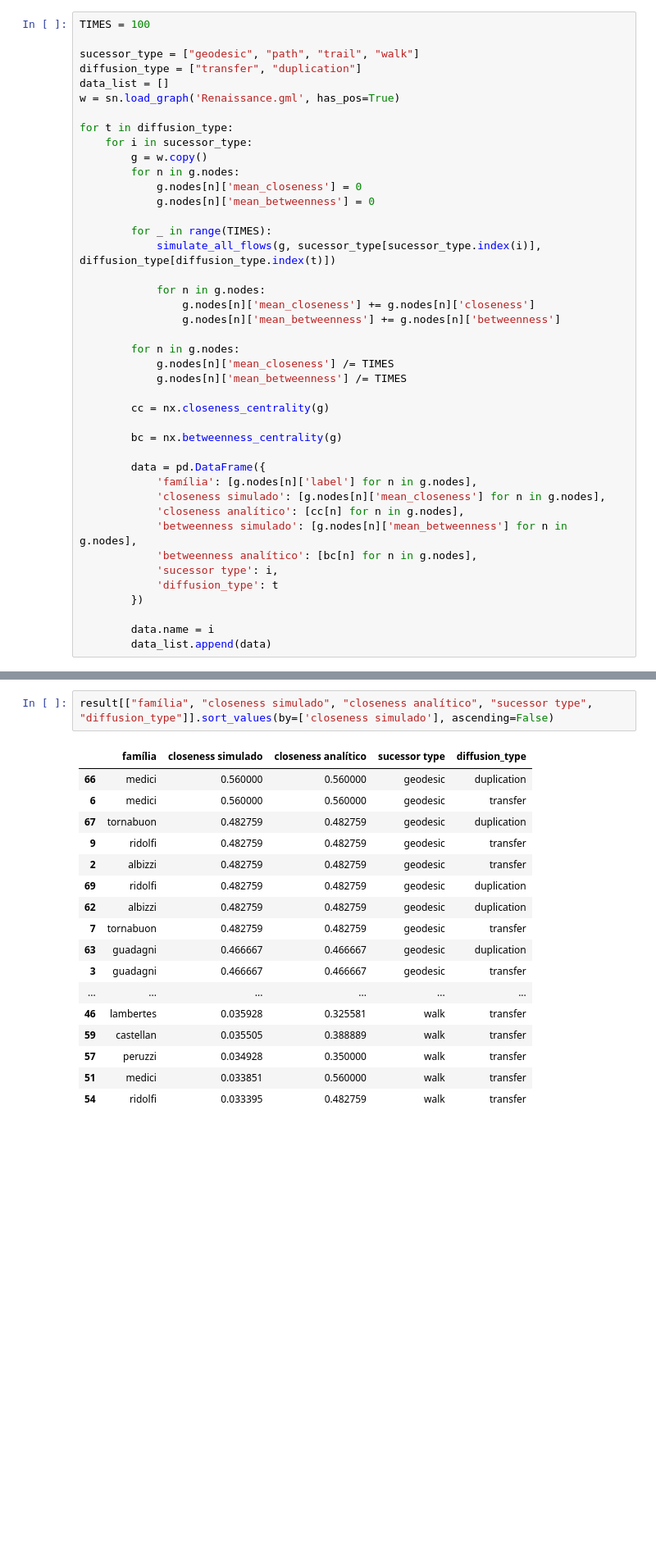
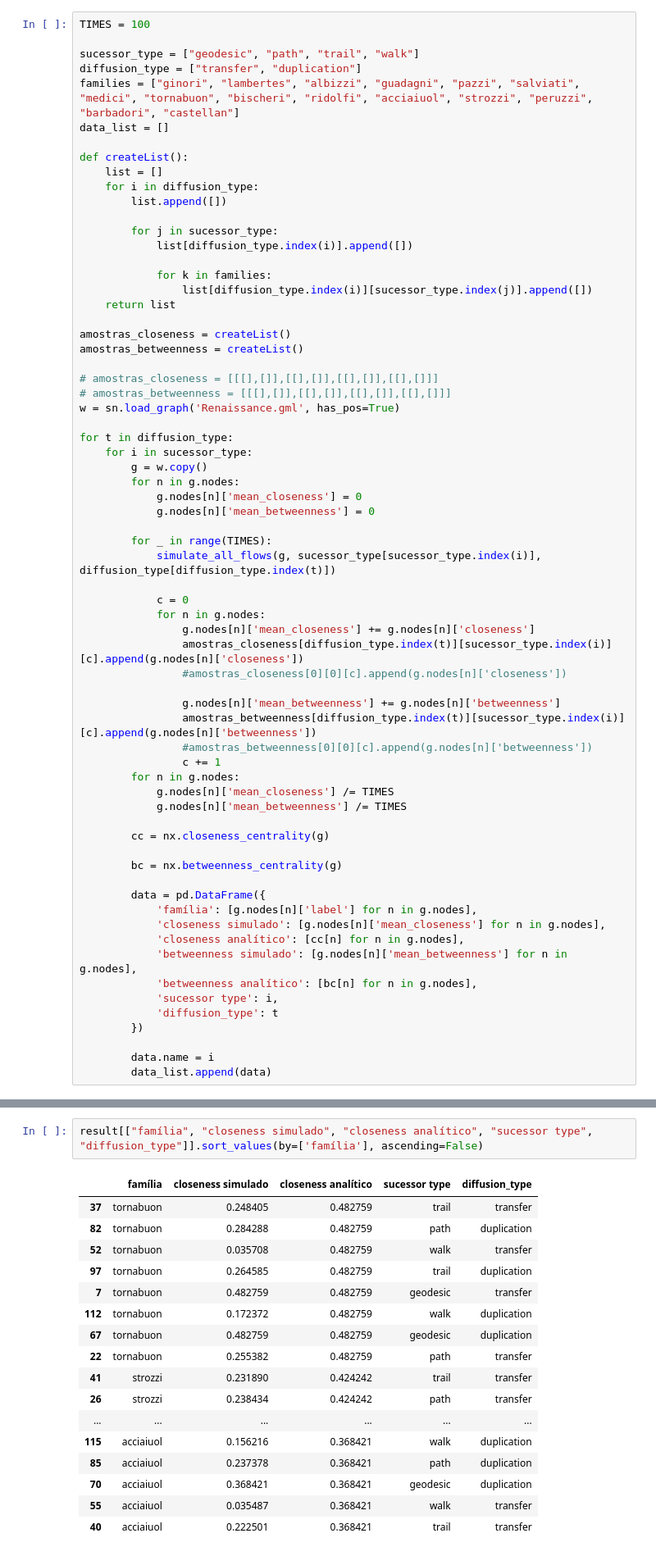
Before and after one commit to martimfj/redesoc-2018, a Jupyter notebook: Encontro13/Encontro13.ipynb, the cells around one changed output, grey strips where cells are left out. Shown at 82% size. Drawn from its saved outputs; the diff is of its cells as text; blank space fills up the shorter version.

```diff
--- a/Encontro13/Encontro13.ipynb
+++ b/Encontro13/Encontro13.ipynb
@@ -256,7 +257,26 @@ TIMES = 100
 
 sucessor_type = ["geodesic", "path", "trail", "walk"]
 diffusion_type = ["transfer", "duplication"]
+families = ["ginori", "lambertes", "albizzi", "guadagni", "pazzi", "salviati", "medici", "tornabuon", "bischeri", "ridolfi", "acciaiuol", "strozzi", "peruzzi", "barbadori", "castellan"]
 data_list = []
+
+def createList():
+    list = []
+    for i in diffusion_type:
+        list.append([])
+
+        for j in sucessor_type:
+            list[diffusion_type.index(i)].append([])
+
+            for k in families:
+                list[diffusion_type.index(i)][sucessor_type.index(j)].append([])
+    return list
+
+amostras_closeness = createList()
+amostras_betweenness = createList()
+
+# amostras_closeness = [[[],[]],[[],[]],[[],[]],[[],[]]]
+# amostras_betweenness = [[[],[]],[[],[]],[[],[]],[[],[]]]
 w = sn.load_graph('Renaissance.gml', has_pos=True)
 
 for t in diffusion_type:
@@ -269,10 +289,16 @@ for t in diffusion_type:
         for _ in range(TIMES):
             simulate_all_flows(g, sucessor_type[sucessor_type.index(i)], diffusion_type[diffusion_type.index(t)])
 
+            c = 0
             for n in g.nodes:
                 g.nodes[n]['mean_closeness'] += g.nodes[n]['closeness']
+                amostras_closeness[diffusion_type.index(t)][sucessor_type.index(i)][c].append(g.nodes[n]['closeness'])
+                #amostras_closeness[0][0][c].append(g.nodes[n]['closeness'])
+
                 g.nodes[n]['mean_betweenness'] += g.nodes[n]['betweenness']
-
+                amostras_betweenness[diffusion_type.index(t)][sucessor_type.index(i)][c].append(g.nodes[n]['betweenness'])
+                #amostras_betweenness[0][0][c].append(g.nodes[n]['betweenness'])
+                c += 1
         for n in g.nodes:
             g.nodes[n]['mean_closeness'] /= TIMES
             g.nodes[n]['mean_betweenness'] /= TIMES
@@ -311,23 +423,23 @@ plot_hist("sucessor type", "betweenness analítico")
 # %%
-result[["família", "closeness simulado", "closeness analítico", "sucessor type", "diffusion_type"]].sort_values(by=['closeness simulado'], ascending=False)
+result[["família", "closeness simulado", "closeness analítico", "sucessor type", "diffusion_type"]].sort_values(by=['família'], ascending=False)
 # %% [output]
 |  | família | closeness simulado | closeness analítico | sucessor type | diffusion_type |
-| 66 | medici | 0.560000 | 0.560000 | geodesic | duplication |
-| 6 | medici | 0.560000 | 0.560000 | geodesic | transfer |
+| 37 | tornabuon | 0.248405 | 0.482759 | trail | transfer |
+| 82 | tornabuon | 0.284288 | 0.482759 | path | duplication |
+| 52 | tornabuon | 0.035708 | 0.482759 | walk | transfer |
+| 97 | tornabuon | 0.264585 | 0.482759 | trail | duplication |
+| 7 | tornabuon | 0.482759 | 0.482759 | geodesic | transfer |
+| 112 | tornabuon | 0.172372 | 0.482759 | walk | duplication |
 | 67 | tornabuon | 0.482759 | 0.482759 | geodesic | duplication |
-| 9 | ridolfi | 0.482759 | 0.482759 | geodesic | transfer |
-| 2 | albizzi | 0.482759 | 0.482759 | geodesic | transfer |
-| 69 | ridolfi | 0.482759 | 0.482759 | geodesic | duplication |
-| 62 | albizzi | 0.482759 | 0.482759 | geodesic | duplication |
-| 7 | tornabuon | 0.482759 | 0.482759 | geodesic | transfer |
-| 63 | guadagni | 0.466667 | 0.466667 | geodesic | duplication |
-| 3 | guadagni | 0.466667 | 0.466667 | geodesic | transfer |
+| 22 | tornabuon | 0.255382 | 0.482759 | path | transfer |
+| 41 | strozzi | 0.231890 | 0.424242 | trail | transfer |
+| 26 | strozzi | 0.238434 | 0.424242 | path | transfer |
 | ... | ... | ... | ... | ... | ... |
-| 46 | lambertes | 0.035928 | 0.325581 | walk | transfer |
-| 59 | castellan | 0.035505 | 0.388889 | walk | transfer |
-| 57 | peruzzi | 0.034928 | 0.350000 | walk | transfer |
-| 51 | medici | 0.033851 | 0.560000 | walk | transfer |
-| 54 | ridolfi | 0.033395 | 0.482759 | walk | transfer |
+| 115 | acciaiuol | 0.156216 | 0.368421 | walk | duplication |
+| 85 | acciaiuol | 0.237378 | 0.368421 | path | duplication |
+| 70 | acciaiuol | 0.368421 | 0.368421 | geodesic | duplication |
+| 55 | acciaiuol | 0.035487 | 0.368421 | walk | transfer |
+| 40 | acciaiuol | 0.222501 | 0.368421 | trail | transfer |
 120 rows × 5 columns
 # %%
 result[["família", "betweenness simulado", "betweenness analítico", "sucessor type", "diffusion_type"]].sort_values(by=['betweenness simulado'], ascending=False)
```
Also changed, not shown: parts of 14 cells of this notebook.
